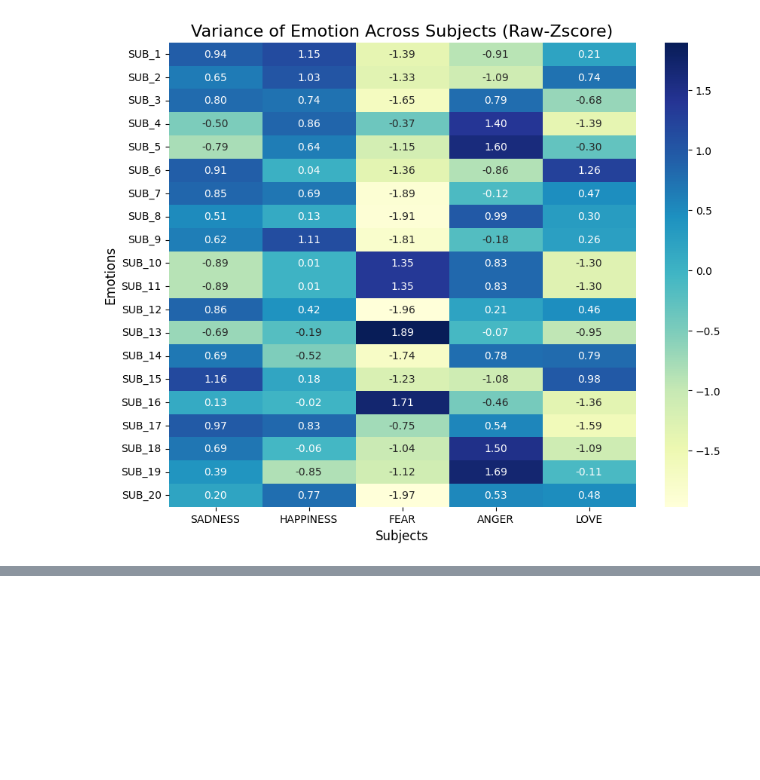
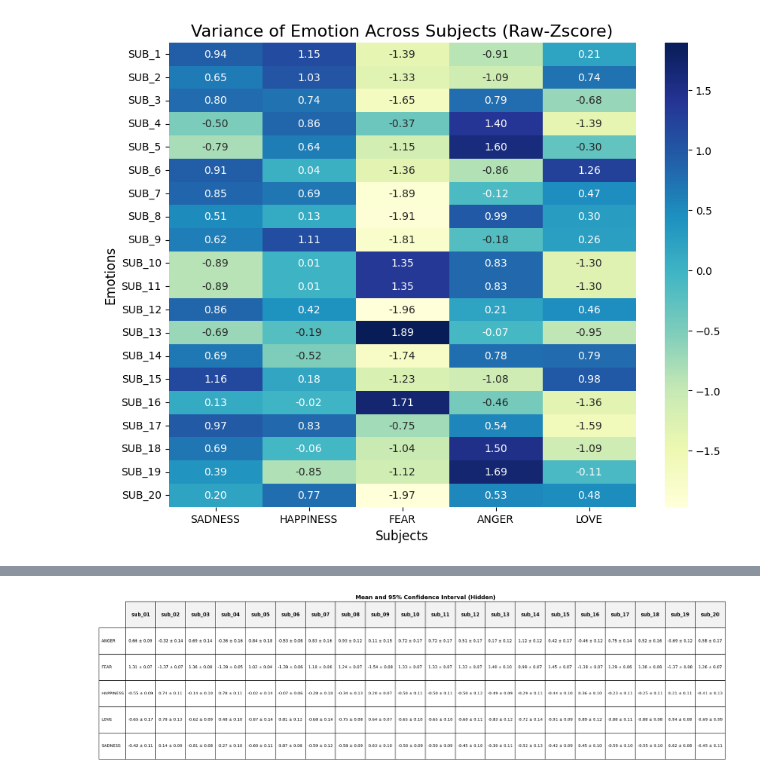
Before and after one commit to Napwillcode8848/deepemotion_variance_01, a Jupyter notebook: pca_analysis.ipynb, the cells around one changed output, grey strips where cells are left out. Cells and saved outputs as stored; diff of their text form; code cells hidden in the pictures; blank space fills up the shorter version.

```diff
--- a/pca_analysis.ipynb
+++ b/pca_analysis.ipynb
@@ -475,0 +720,4 @@ plt.show()
+# %%
+create_table_image(mean_ci_hid, title="Mean and 95% Confidence Interval (Hidden)")
+# %% [output]
+[figure, added]
```
Also changed, not shown: parts of 13 cells of this notebook.
